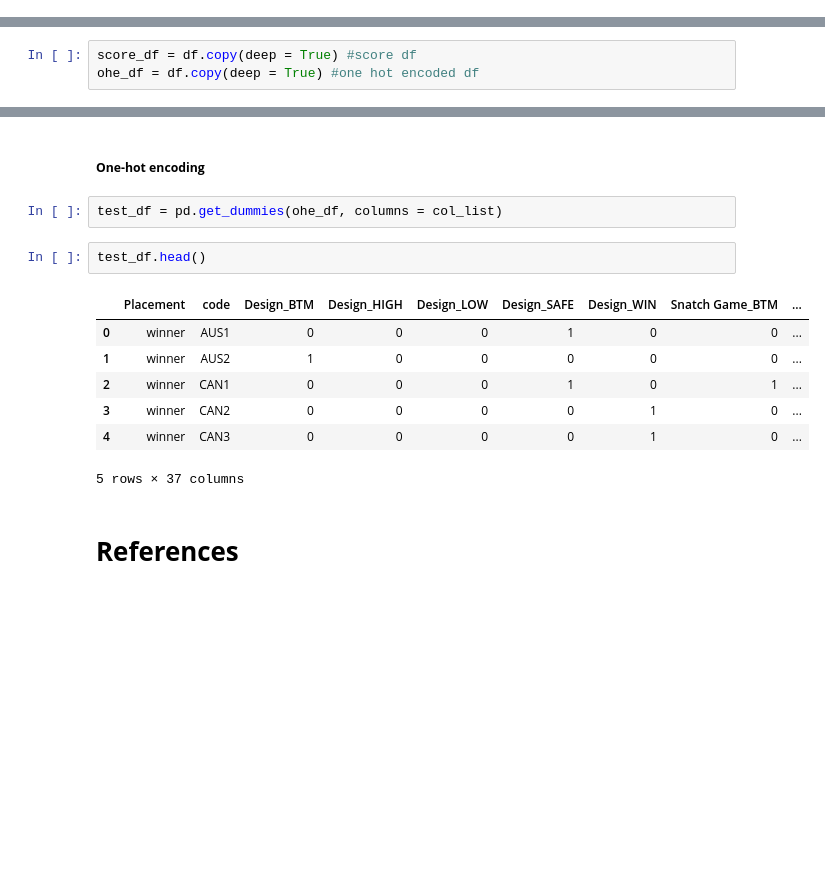
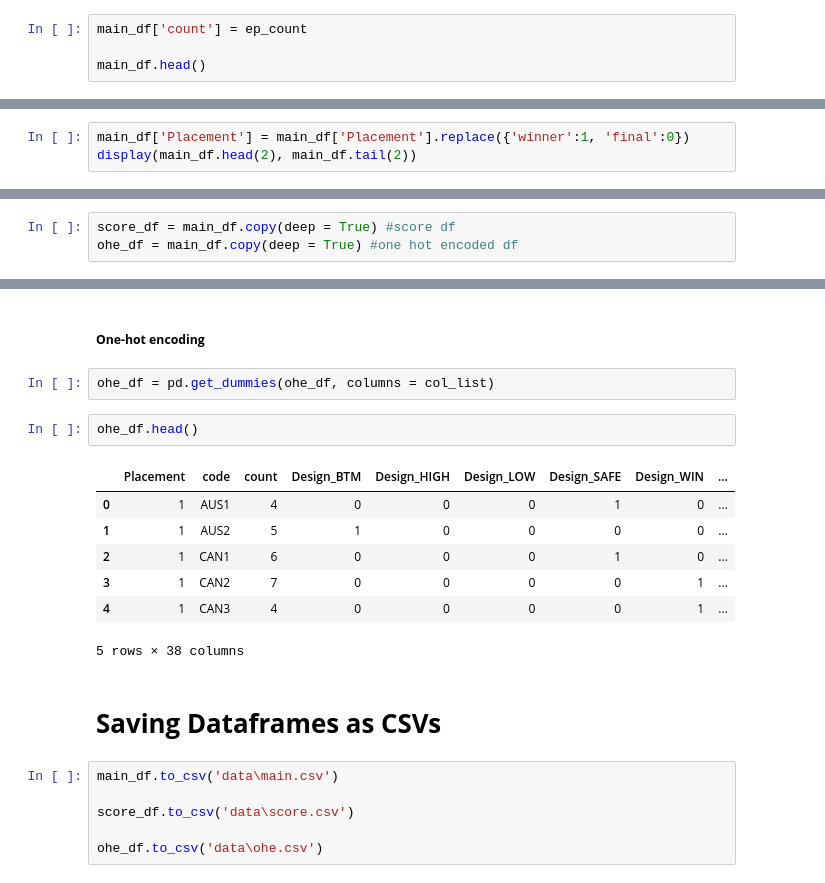
Before and after one commit to AGR-Yes/RuPauls-Drag-Race-Finalists, a Jupyter notebook: RPDR_Main.ipynb, the cells around one changed output, grey strips where cells are left out. Saved outputs shown, nothing was run; the diff lists cells and outputs as text; blank space fills up the shorter version.

```diff
--- a/RPDR_Main.ipynb
+++ b/RPDR_Main.ipynb
@@ -327,0 +312,4 @@ testdf.head()
+# %%
+main_df['count'] = ep_count
+
+main_df.head()
@@ -357,0 +355,3 @@ finalists.head()
+# %%
+main_df['Placement'] = main_df['Placement'].replace({'winner':1, 'final':0})
+display(main_df.head(2), main_df.tail(2))
@@ -368,5 +375,5 @@ print(df['Snatch Game'].unique())
 # %% [markdown]
 Now that we have the placements, we map the values accordingly and assign a certain score through a copy. Another copy will be made for one hot encoded dataset.
 # %%
-score_df = df.copy(deep = True) #score df
-ohe_df = df.copy(deep = True) #one hot encoded df
+score_df = main_df.copy(deep = True) #score df
+ohe_df = main_df.copy(deep = True) #one hot encoded df
@@ -390,16 +434,22 @@ score_df.head()
 # %% [markdown]
 ##### **One-hot encoding**
 # %%
-test_df = pd.get_dummies(ohe_df, columns = col_list)
+ohe_df = pd.get_dummies(ohe_df, columns = col_list)
 # %%
-test_df.head()
+ohe_df.head()
 # %% [output]
-|  | Placement | code | Design_BTM | Design_HIGH | Design_LOW | Design_SAFE | Design_WIN | Snatch Game_BTM | ... |
-| 0 | winner | AUS1 | 0 | 0 | 0 | 1 | 0 | 0 | ... |
-| 1 | winner | AUS2 | 1 | 0 | 0 | 0 | 0 | 0 | ... |
-| 2 | winner | CAN1 | 0 | 0 | 0 | 1 | 0 | 1 | ... |
-| 3 | winner | CAN2 | 0 | 0 | 0 | 0 | 1 | 0 | ... |
-| 4 | winner | CAN3 | 0 | 0 | 0 | 0 | 1 | 0 | ... |
+|  | Placement | code | count | Design_BTM | Design_HIGH | Design_LOW | Design_SAFE | Design_WIN | ... |
+| 0 | 1 | AUS1 | 4 | 0 | 0 | 0 | 1 | 0 | ... |
+| 1 | 1 | AUS2 | 5 | 1 | 0 | 0 | 0 | 0 | ... |
+| 2 | 1 | CAN1 | 6 | 0 | 0 | 0 | 1 | 0 | ... |
+| 3 | 1 | CAN2 | 7 | 0 | 0 | 0 | 0 | 1 | ... |
+| 4 | 1 | CAN3 | 4 | 0 | 0 | 0 | 0 | 1 | ... |
-5 rows × 37 columns
+5 rows × 38 columns
-# %% [markdown]
-# **References**
+# %% [markdown]
+# **Saving Dataframes as CSVs**
+# %%
+main_df.to_csv('data\main.csv')
+
+score_df.to_csv('data\score.csv')
+
+ohe_df.to_csv('data\ohe.csv')
```
Also changed, not shown: parts of 29 cells of this notebook, 5 other files.
